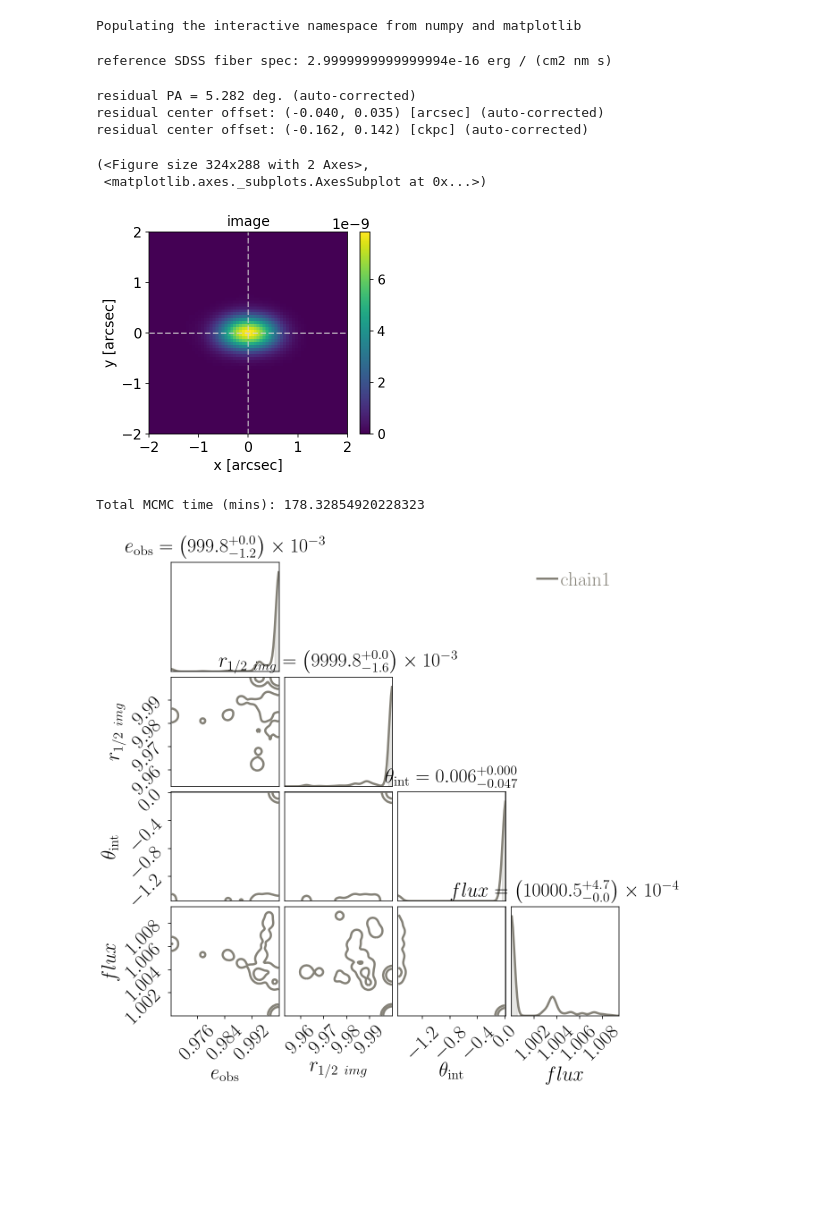
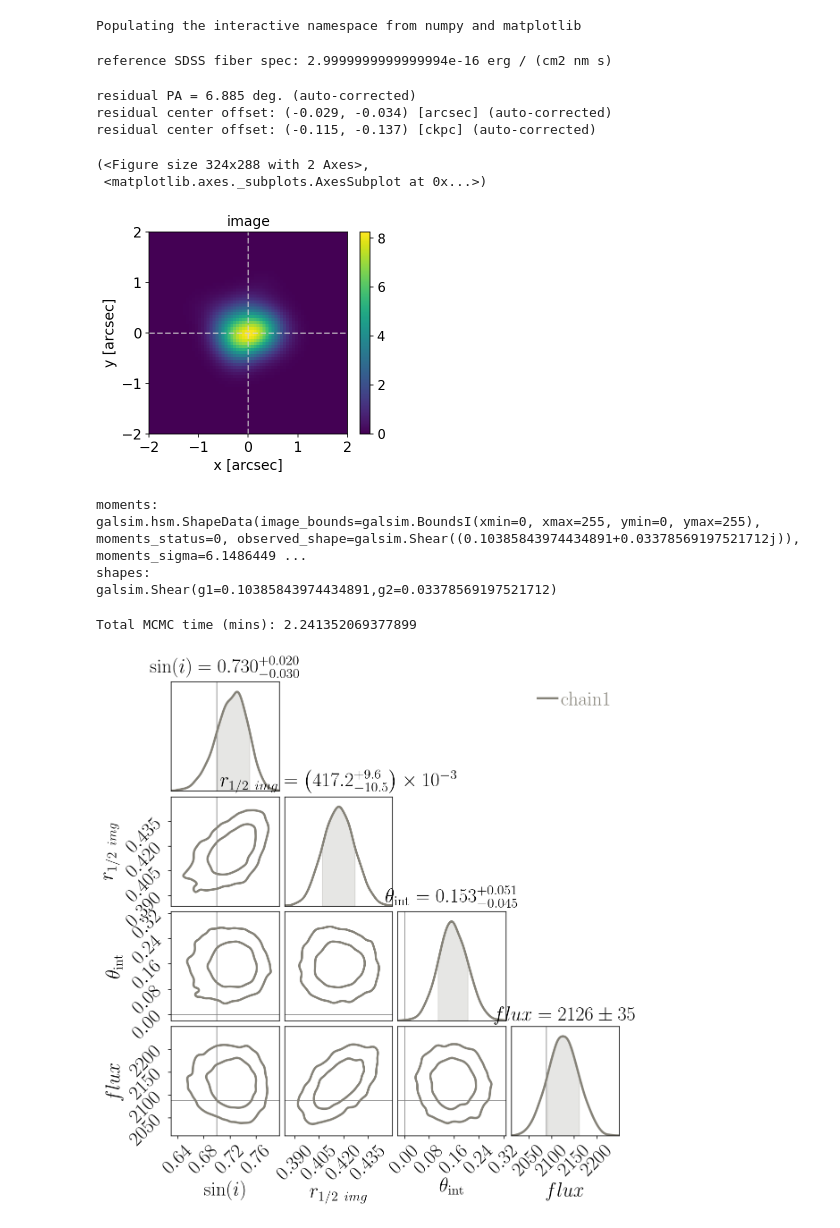
Before and after one commit to msmithUA/TNGcube, a Jupyter notebook: notebooks/[run] ImageFit applied on TNGmock image .ipynb, the cells around one changed output. Saved outputs shown, nothing was run; the diff lists cells and outputs as text; code cells hidden in the pictures; blank space fills up the shorter version.

Commit message:
update notebooks to be compatible with galsim.InclinedSersic

```diff
--- a/notebooks/[run] ImageFit applied on TNGmock image .ipynb
+++ b/notebooks/[run] ImageFit applied on TNGmock image .ipynb
@@ -25,10 +25,10 @@ subhalo = pickle.load(open('../notebooks/subhalo_35.pkl', 'rb'))
 # %%
 pars = {}
 pars['spinR'] = [0, 0, -1]
-pars['sini'] = 1.
+pars['sini'] = 0.7
 pars['theta_int'] = 0. #np.pi/6.
-pars['g1'] = 0.
-pars['g2'] = 0.
+pars['g1'] = 0.05
+pars['g2'] = 0.05
 pars['redshift'] = 0.3
 pars['psfFWHM'] = 0.5
 pars['sigma_thermal'] = 16.  # [unit: km/s]
@@ -39,33 +39,41 @@ lambda_cen0 = ParametersTNG.lineLambda0['Halpha']
 #lambda_cen0 = (lineLambda0['OIIa']+lineLambda0['OIIb'])/2.
 
 pars['lambda_cen'] = (1+pars['redshift'])*lambda_cen0
+
+pars['expTime'] = 30.*60.              # [unit: sec]
+pars['area'] = 3.14 * (1000./2.)**2    # telescope area [unit: cm2]
+
+pars['ref_SDSS_lineL'] = 3.*1e-17      # [unit: erg/s/Angstrom/cm2]    # * u.erg/u.second/u.Angstrom/u.cm**2
+
+fiber_SDSS = np.pi * 1.5**2.           # fiber size [unit: arcsec2]
+refSDSSspec = pars['ref_SDSS_lineL'] * u.erg/u.second/u.Angstrom/u.cm**2
+refSDSSspec = refSDSSspec.to(u.erg/u.second/u.nm/u.cm**2)
+print('reference SDSS fiber spec:', refSDSSspec)
+
+pars['lineflux'] = refSDSSspec.value / fiber_SDSS  # [unit: erg/s/cm2/nm/arcsec2]
+pars['lineflux']
+
+pars['ngrid'] = 256
+
+
+# meta parameter
+par_meta = {}
+
+par_meta['theta'] = 0. *np.pi/180.
+par_meta['dx'] = [0.,0.,0.]
+par_meta['dv'] = [0.0,0.,0.]
+# %% [output]
+reference SDSS fiber spec: 2.9999999999999994e-16 erg / (cm2 nm s)
-# %%
-pars['expTime'] = 30.*60.              # [unit: sec]
-pars['area'] = 3.14 * (1000./2.)**2    # telescope area [unit: cm2]
-
-pars['ref_SDSS_lineL'] = 3.*1e-17      # [unit: erg/s/Angstrom/cm2]    # * u.erg/u.second/u.Angstrom/u.cm**2
-
-fiber_SDSS = np.pi * 1.5**2.           # fiber size [unit: arcsec2]
-refSDSSspec = pars['ref_SDSS_lineL'] * u.erg/u.second/u.Angstrom/u.cm**2
-refSDSSspec = refSDSSspec.to(u.erg/u.second/u.nm/u.cm**2)
-print('reference SDSS fiber spec:', refSDSSspec)
-
-pars['lineflux'] = refSDSSspec.value / fiber_SDSS  # [unit: erg/s/cm2/nm/arcsec2]
-pars['lineflux']
-
-pars['ngrid'] = 256
-# %% [output]
-reference SDSS fiber spec: 2.9999999999999994e-16 erg / (cm2 nm s)
 # %%
 mock = TNGmock(pars=pars, subhalo=subhalo, auto_tune=True)
 # %% [output]
-residual PA = 5.282 deg. (auto-corrected)
-residual center offset: (-0.040, 0.035) [arcsec] (auto-corrected)
-residual center offset: (-0.162, 0.142) [ckpc] (auto-corrected)
+residual PA = 6.885 deg. (auto-corrected)
+residual center offset: (-0.029, -0.034) [arcsec] (auto-corrected)
+residual center offset: (-0.115, -0.137) [ckpc] (auto-corrected)
 # %%
 image0 = mock.gen_mock_image(weights='line', noise_mode=0)
 image0.display(xlim=[-2,2])
 # %% [output]
 (<Figure size 324x288 with 2 Axes>,
  <matplotlib.axes._subplots.AxesSubplot at 0x...>)
-[figure, old version]
+[figure, new version]
@@ -72,3 +84,13 @@ image0.display(xlim=[-2,2])
+# %%
+print('moments:')
+print(moments)
+print('shapes:')
+print(moments.observed_shape)
+# %% [output]
+moments:
+galsim.hsm.ShapeData(image_bounds=galsim.BoundsI(xmin=0, xmax=255, ymin=0, ymax=255), moments_status=0, observed_shape=galsim.Shear((0.10385843974434891+0.03378569197521712j)), moments_sigma=6.1486449 ...
+shapes:
+galsim.Shear(g1=0.10385843974434891,g2=0.03378569197521712)
 # %%
 from imageFit import ImageFit
 from tfCube2 import Parameters
@@ -77,9 +99,9 @@ from chainTool import ChainTool
 par_init = Parameters(pars).fid
 imgFit = ImageFit(image0, par_init=par_init)
 # %%
-chainImage_info = imgFit.run_MCMC(Nwalker=50, Nsteps=1000, active_par_key=['e_obs', 'r_hl_image', 'theta_int', 'flux'], par_fix={'g1':0., 'g2':0.})
+chainImage_info = imgFit.run_MCMC(Nwalker=50, Nsteps=1000, active_par_key=['sini', 'r_hl_image', 'theta_int', 'flux'], par_fix={'g1':0., 'g2':0.})
 # %% [output]
-Total MCMC time (mins): 178.32854920228323
+Total MCMC time (mins): 2.241352069377899
 # %%
 Chain_Image = ChainTool(chainImage_info, Nburn=25000, Nend=50000)
 # %%
@@ -103,35 +125,35 @@ Nchains = 1
 colors = [gray, lightblue, red, yellow, blue, yellowgreen, green, green, black]
 lines = ["-", '--', "--", "-.", '-', ":", "--", ':']
 
 statistics="max"
 
-select_par_key = ['e_obs','r_hl_image','theta_int','flux']
+select_par_key = ['sini','r_hl_image','theta_int','flux']
 
 parID1,parName1,par_x1 = Chain_Image.select_par_info(select_par_key)
 
 c = ChainConsumer()
 c.add_chain(Chain_Image.chain[:, parID1], parameters=parName1 ,name="$\mathrm{chain1}$")
 
 
 c.configure(linewidths=2.5,sigmas=np.array([0,1,2]),bins=0.5,sigma2d=False,label_font_size=22,tick_font_size=22
             ,colors=colors
             ,shade=[False]*Nchains
             ,statistics=statistics,summary=True
             ,linestyles=lines
             ,shade_gradient=[0]*Nchains
             ,bar_shade=[True]*Nchains)
 
 
 c.configure_truth(color="gray",lw=1,ls="-",alpha=0.8, zorder=-1)
 truth_pt = [Chain_Image.par_fid[item] for item in imgFit.active_par_key]
 fig = c.plotter.plot(legend=True, truth=truth_pt) #, truth=par_x1
 
 fig.subplots_adjust(left=0.12, right=0.99, bottom=0.11, top=0.99)
 
 fig.set_size_inches(2 + fig.get_size_inches())
 fig.savefig("fig1.pdf", transparent=True)
 # %% [output]
-[figure, old version]
+[figure, new version]
 # %%
 Chain_Image.par_bestfit(select_par_key=['theta_int'], statistics='max', mode=0)
 # %% [output]
```
Also changed, not shown: parts of 3 cells of this notebook, 6 other files.
